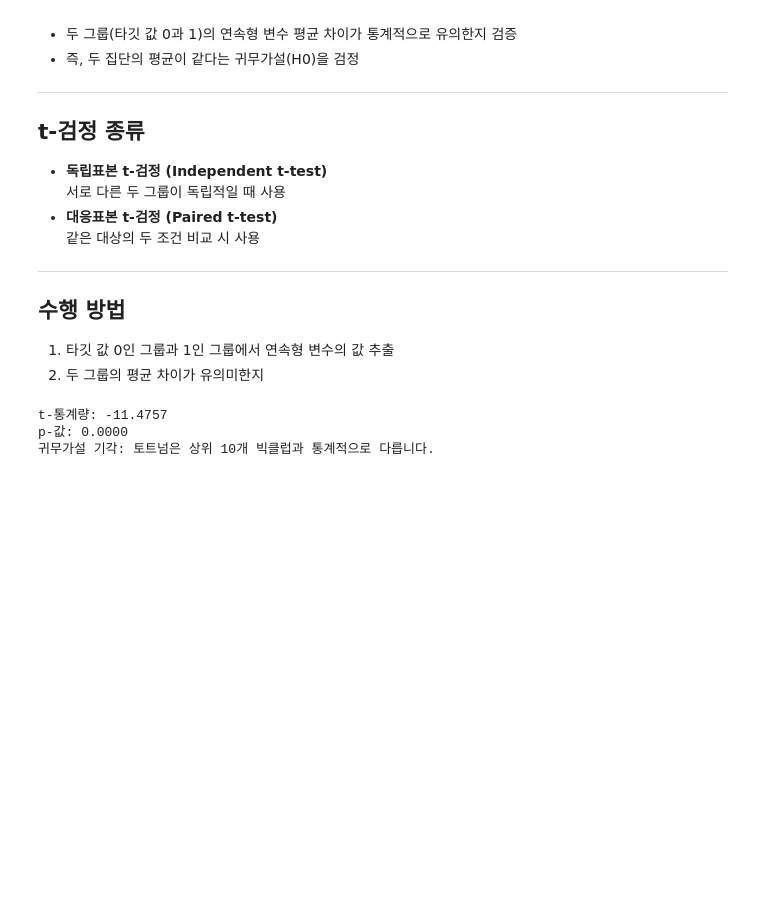
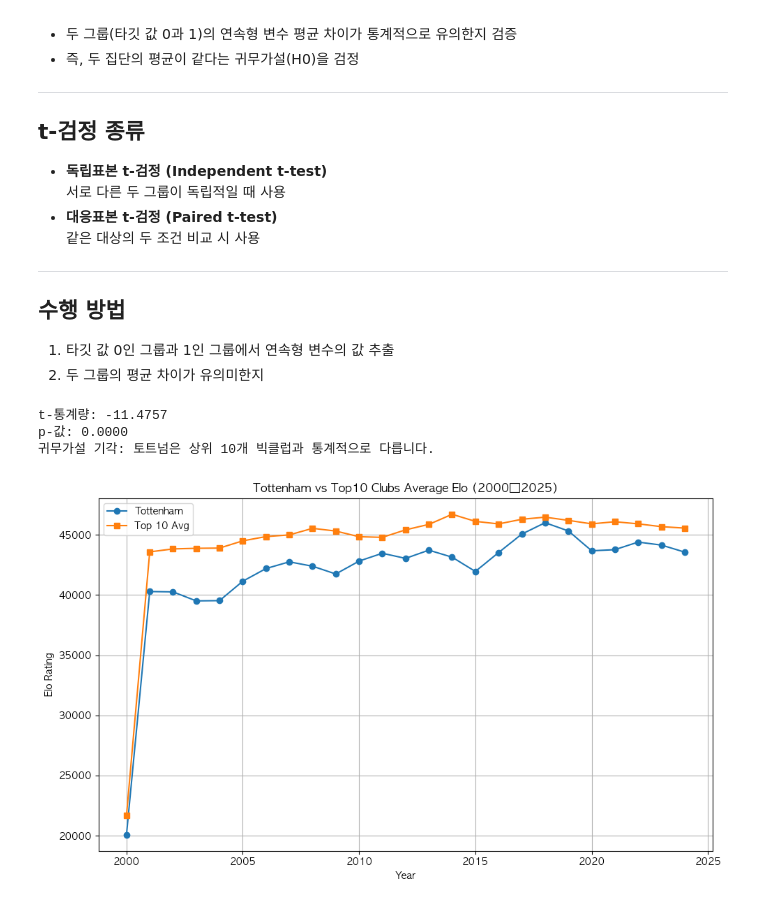
Before and after one commit to rokiosm/find_bigClub, a Jupyter notebook: data_parsing/United.ipynb, the cells around one changed output. Cells and saved outputs as stored; diff of their text form; code cells hidden in the pictures; blank space fills up the shorter version.

```diff
--- a/data_parsing/United.ipynb
+++ b/data_parsing/United.ipynb
@@ -379,3 +351,16 @@ else:
 t-통계량: -11.4757
 p-값: 0.0000
 귀무가설 기각: 토트넘은 상위 10개 빅클럽과 통계적으로 다릅니다.
+# %%
+plt.figure(figsize=(10, 6))
+plt.plot(years_valid, tottenham_vals, marker='o', label='Tottenham')
+plt.plot(years_valid, top10_vals, marker='s', label='Top 10 Avg')
+plt.title('Tottenham vs Top10 Clubs Average Elo (2000‑2025)')
+plt.xlabel('Year')
+plt.ylabel('Elo Rating')
+plt.legend()
+plt.grid(True)
+plt.tight_layout()
+plt.show()
+# %% [output]
+[figure, added]
```
Also changed, not shown: parts of 1 cell of this notebook, 1 other file.
